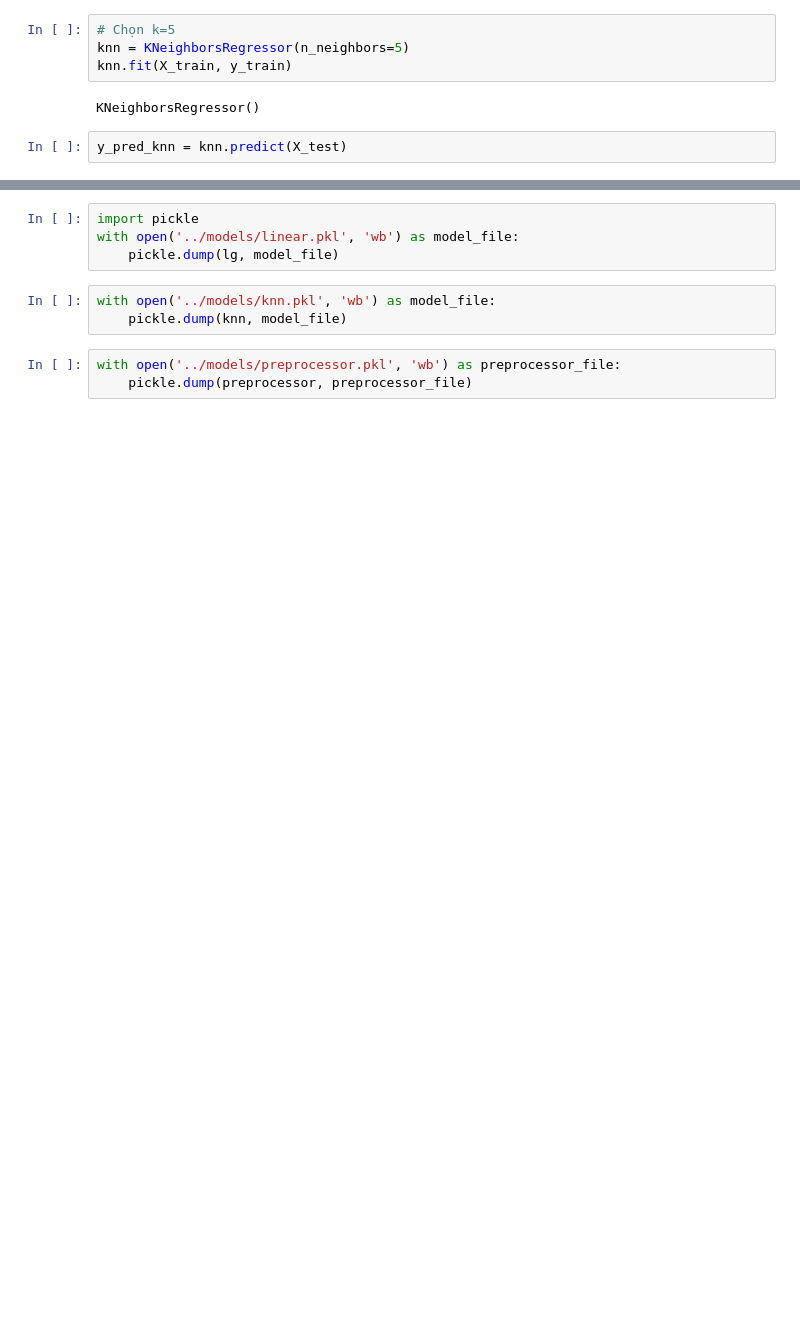
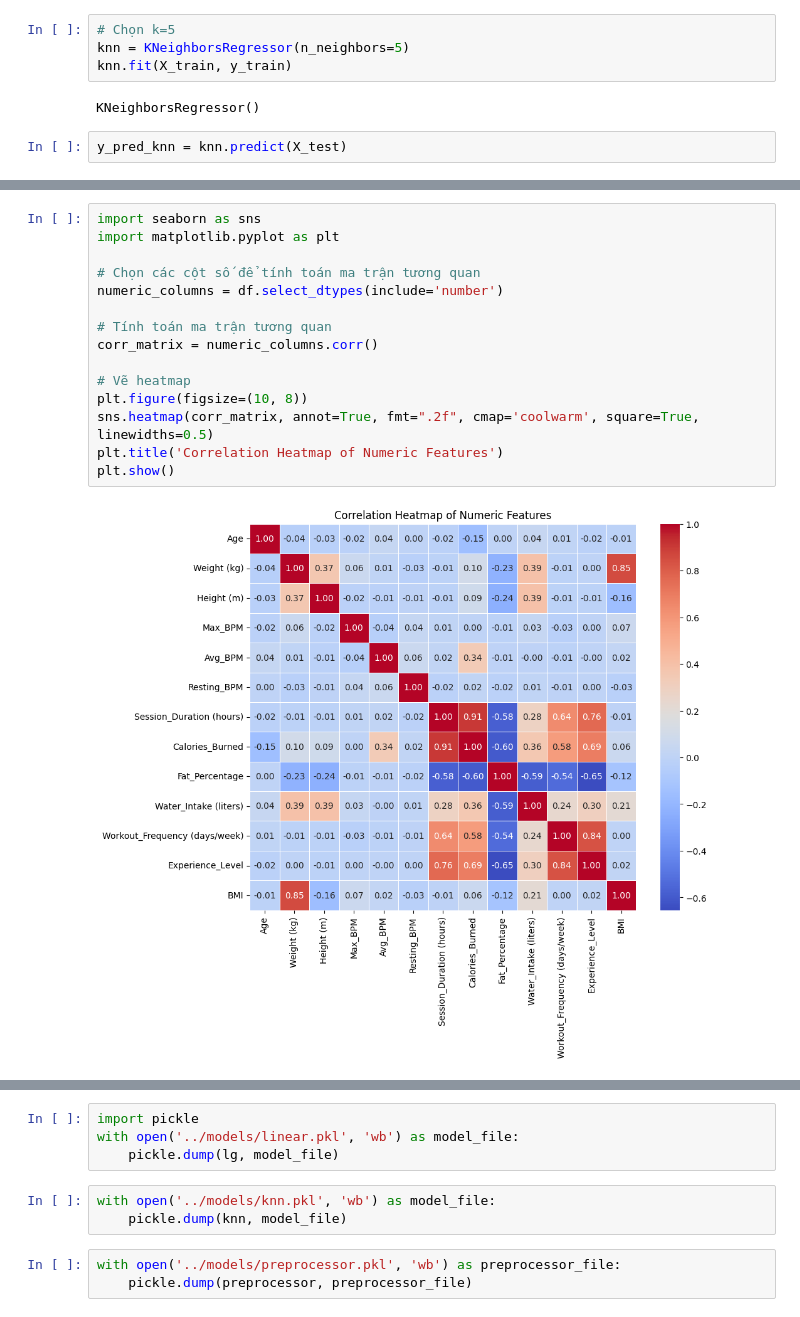
Before and after one commit to skibidi2004/AI_gymer, a Jupyter notebook: notebook/test.ipynb, the cells around one changed output, grey strips where cells are left out. Saved outputs shown, nothing was run; the diff lists cells and outputs as text; blank space fills up the shorter version.

```diff
--- a/notebook/test.ipynb
+++ b/notebook/test.ipynb
@@ -150,0 +175,17 @@ plt.show()
+# %%
+import seaborn as sns
+import matplotlib.pyplot as plt
+
+# Chọn các cột số để tính toán ma trận tương quan
+numeric_columns = df.select_dtypes(include='number')
+
+# Tính toán ma trận tương quan
+corr_matrix = numeric_columns.corr()
+
+# Vẽ heatmap
+plt.figure(figsize=(10, 8))
+sns.heatmap(corr_matrix, annot=True, fmt=".2f", cmap='coolwarm', square=True, linewidths=0.5)
+plt.title('Correlation Heatmap of Numeric Features')
+plt.show()
+# %% [output]
+[figure, added]
```
Also changed, not shown: parts of 13 cells of this notebook, 5 other files.
